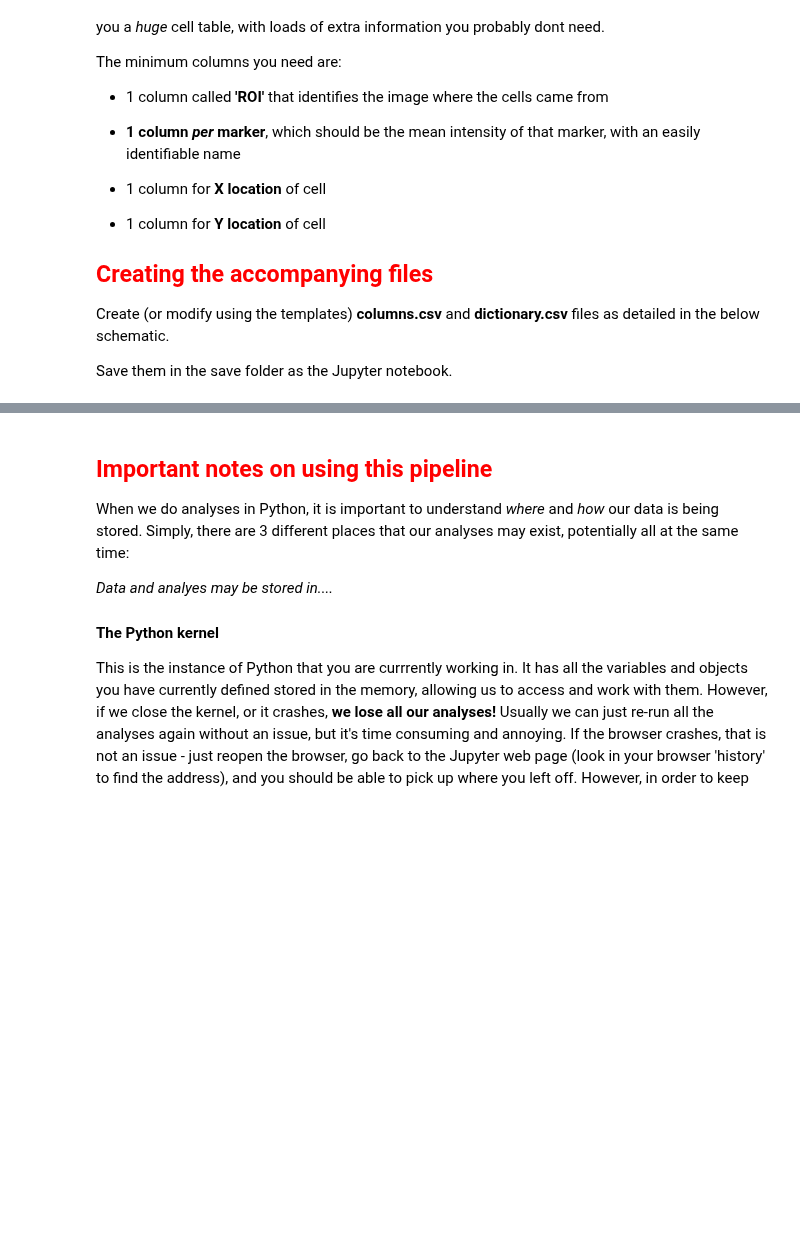
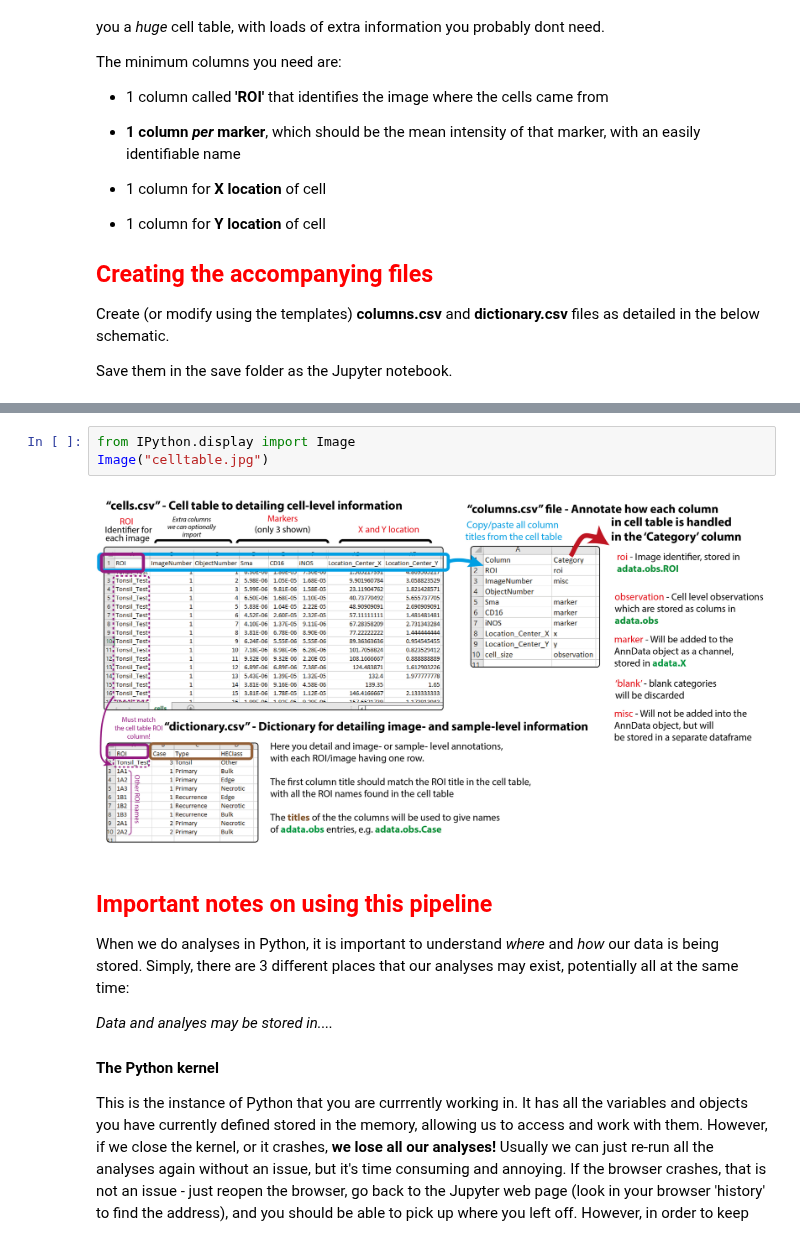
Before and after one commit to dr-michael-haley/imcanalysis, a Jupyter notebook: Mike_IMC_Pipeline/Mike_IMC_Pipeline.ipynb, the cells around one changed output, grey strips where cells are left out. Cells and saved outputs as stored; diff of their text form; blank space fills up the shorter version.

```diff
--- a/Mike_IMC_Pipeline/Mike_IMC_Pipeline.ipynb
+++ b/Mike_IMC_Pipeline/Mike_IMC_Pipeline.ipynb
@@ -70,3 +71,8 @@ Save them in the save folder as the Jupyter notebook.
+# %%
+from IPython.display import Image
+Image("celltable.jpg")
+# %% [output]
+[figure, added]
 # %% [markdown]
 ## <font color='red'>Important notes on using this pipeline</font>
 When we do analyses in Python, it is important to understand *where* and *how* our data is being stored. Simply, there are 3 different places that our analyses may exist, potentially all at the same time:
```
Also changed, not shown: parts of 2 cells of this notebook.
